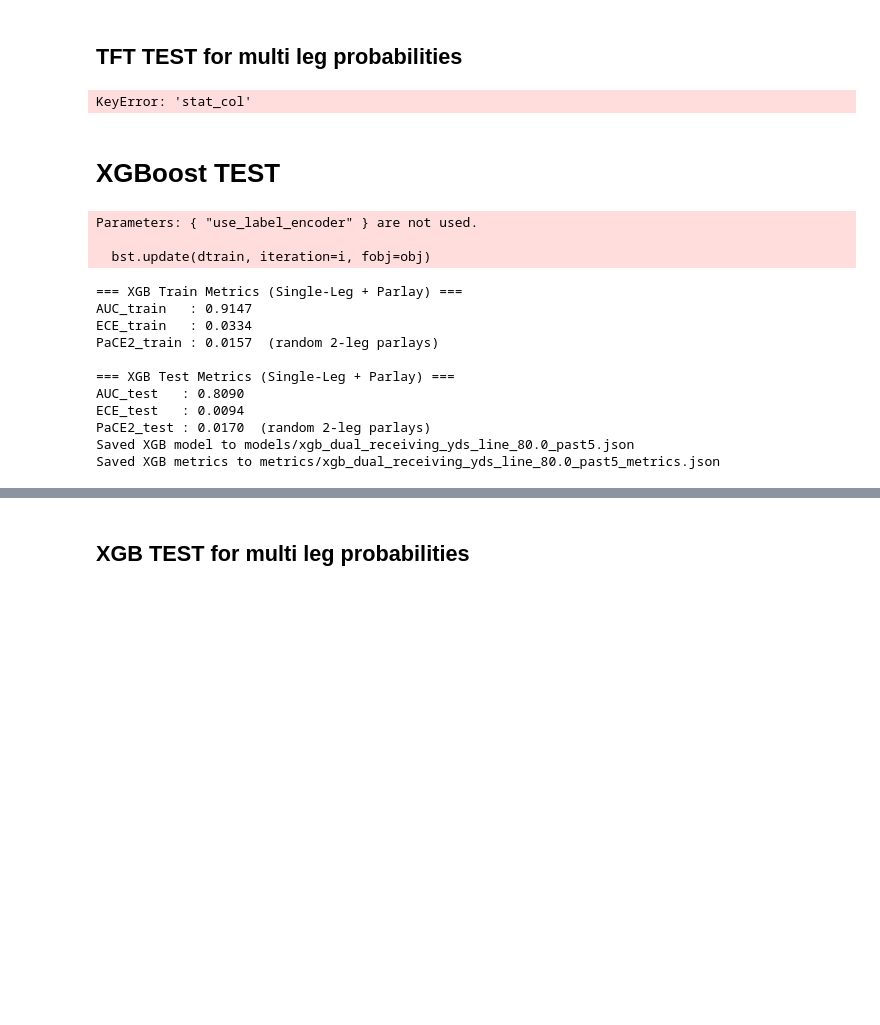
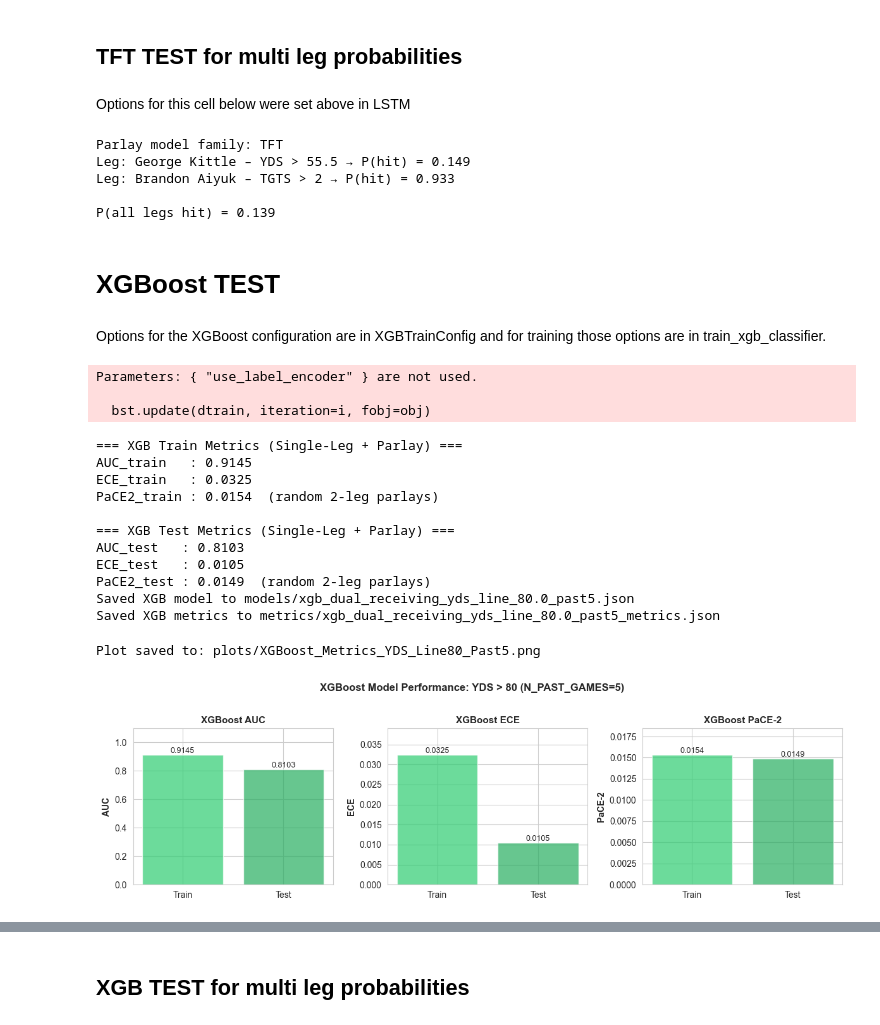
Before and after one commit to Lcocks/SportsBetting_NN, a Jupyter notebook: test.ipynb, the cells around one changed output, grey strips where cells are left out. Drawn from its saved outputs; the diff is of its cells as text; code cells hidden in the pictures; blank space fills up the shorter version.

```diff
--- a/test.ipynb
+++ b/test.ipynb
@@ -411,6 +589,2 @@ Predicted probability (model): 0.067
 # %% [markdown]
 ## TFT TEST for multi leg probabilities
-# %%
-yard_type = "Receiving"
-
-train_df, test_df, full_df = load_data(yard_type)
@@ -430,3 +591,5 @@ parlay_legs = [
+# %% [markdown]
+Options for this cell below were set above in LSTM
 # %%
 parlay_model_choice = "TFT"
 
@@ -442,15 +605,21 @@ parlay_prob, leg_probs = compute_parlay_prob(
 print(f"\nParlay model family: {parlay_model_choice}")
 for leg, p in leg_probs:
     print(
-        f"Leg: {leg['player']} – {leg['STAT_COL']} > {leg['line_value']} "
+        f"Leg: {leg['player']} – {leg['stat_col']} > {leg['line_value']} "
         f"→ P(hit) = {p:.3f}"
     )
 
 print(f"\nP(all legs hit) = {parlay_prob:.3f}")
 # %% [output]
-KeyError: 'stat_col'
+Parlay model family: TFT
+Leg: George Kittle – YDS > 55.5 → P(hit) = 0.149
+Leg: Brandon Aiyuk – TGTS > 2 → P(hit) = 0.933
+
+P(all legs hit) = 0.139
 # %% [markdown]
 # XGBoost TEST
+# %% [markdown]
+Options for the XGBoost configuration are in XGBTrainConfig and for training those options are in train_xgb_classifier.
 # %%
 train_df_labeled = add_over_under_label(
     df=train_df,
@@ -496,7 +665,7 @@ xgb_result = train_xgb_classifier(
     cfg=xgb_cfg,
 )
 
-xgb_model   = xgb_result["model"]
+xgb_model = xgb_result["model"]
 xgb_history = xgb_result["history"]
 
 
@@ -542,7 +711,7 @@ os.makedirs("metrics", exist_ok=True)
 model_tag = f"xgb_dual_receiving_{STAT_COL.lower()}_line_{LINE_VALUE:.1f}_past{N_PAST_GAMES}"
 
 model_path   = os.path.join("models",  model_tag + ".json")
-metrics_path = os.path.join("metrics", model_tag + "_metrics.json")
+metrics_path_xgb = os.path.join("metrics", model_tag + "_metrics.json")
 
 xgb_model.save_model(model_path)
 print(f"Saved XGB model to {model_path}")
@@ -581,25 +750,65 @@ metrics_payload = {
     },
 }
 
-with open(metrics_path, "w") as f:
+with open(metrics_path_xgb, "w") as f:
     json.dump(metrics_payload, f, indent=2)
 
-print(f"Saved XGB metrics to {metrics_path}")
+print(f"Saved XGB metrics to {metrics_path_xgb}")
 # %% [output]
 Parameters: { "use_label_encoder" } are not used.
 
   bst.update(dtrain, iteration=i, fobj=obj)
 === XGB Train Metrics (Single-Leg + Parlay) ===
-AUC_train   : 0.9147
-ECE_train   : 0.0334
-PaCE2_train : 0.0157  (random 2-leg parlays)
+AUC_train   : 0.9145
+ECE_train   : 0.0325
+PaCE2_train : 0.0154  (random 2-leg parlays)
 
 === XGB Test Metrics (Single-Leg + Parlay) ===
-AUC_test   : 0.8090
-ECE_test   : 0.0094
-PaCE2_test : 0.0170  (random 2-leg parlays)
+AUC_test   : 0.8103
+ECE_test   : 0.0105
+PaCE2_test : 0.0149  (random 2-leg parlays)
 Saved XGB model to models/xgb_dual_receiving_yds_line_80.0_past5.json
 Saved XGB metrics to metrics/xgb_dual_receiving_yds_line_80.0_past5_metrics.json
+# %%
+# Enable inline plotting for Jupyter
+%matplotlib inline
+
+# XGBoost Performance Visualization
+fig, axes = plt.subplots(1, 3, figsize=(12, 3.5))  # Reduced size
+
+# Metric comparison: Train vs Test
+metrics_names = ['AUC', 'ECE', 'PaCE-2']
+train_metrics = [auc_train, ece_train, pace2_train]
+test_metrics = [auc_test, ece_test, pace2_test]
+
+for i, (metric_name, train_val, test_val) in enumerate(zip(metrics_names, train_metrics, test_metrics)):
+    ax = axes[i]
+    bars = ax.bar(['Train', 'Test'], [train_val, test_val], color=['#2ecc71', '#27ae60'], alpha=0.7)
+    ax.set_ylabel(metric_name, fontsize=10, fontweight='bold')
+    ax.set_title(f'XGBoost {metric_name}', fontsize=11, fontweight='bold')
+    ax.set_ylim(0, max(train_val, test_val) * 1.2)
+
+    # Add value labels on bars
+    for bar in bars:
+        height = bar.get_height()
+        ax.text(bar.get_x() + bar.get_width()/2., height,
+                f'{height:.4f}',
+                ha='center', va='bottom', fontsize=9)
+
+plt.suptitle(f'XGBoost Model Performance: {STAT_COL} > {LINE_VALUE} (N_PAST_GAMES={N_PAST_GAMES})',
+             fontsize=12, fontweight='bold', y=1.02)
+plt.tight_layout()
+
+# Save plot
+plot_filename = f"XGBoost_Metrics_{STAT_COL}_Line{LINE_VALUE}_Past{N_PAST_GAMES}.png"
+plt.savefig(os.path.join("plots", plot_filename), dpi=150, bbox_inches='tight')
+print(f"Plot saved to: plots/{plot_filename}")
+
+plt.show()
+plt.close()
+# %% [output]
+Plot saved to: plots/XGBoost_Metrics_YDS_Line80_Past5.png
+[figure, added]
 # %%
 player_name = "Amon-Ra St. Brown"
 
```
Also changed, not shown: parts of 24 cells of this notebook, 36 other files.
